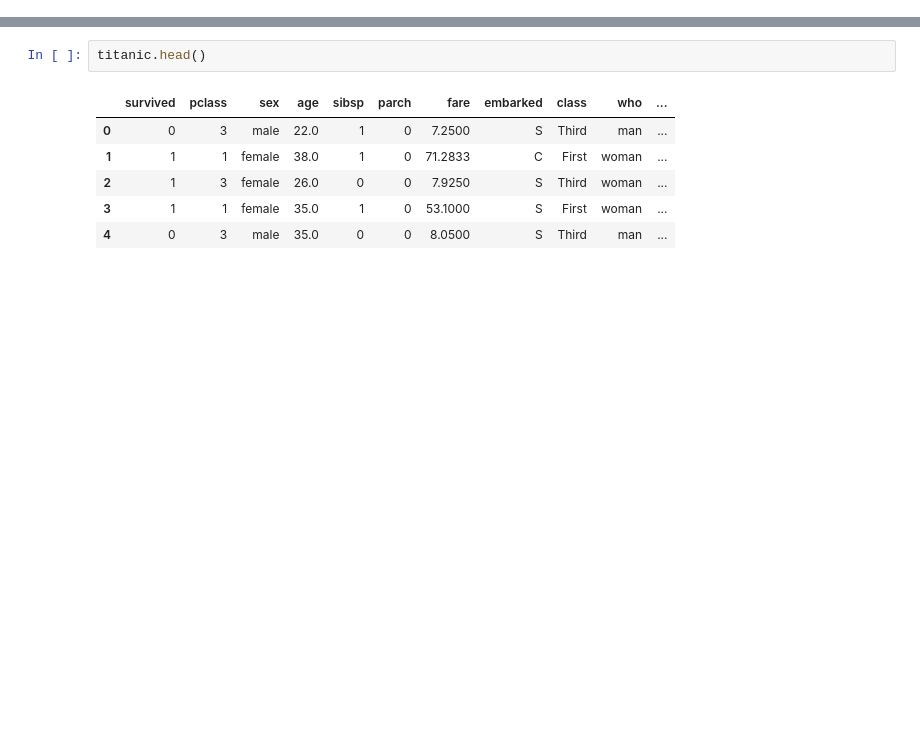
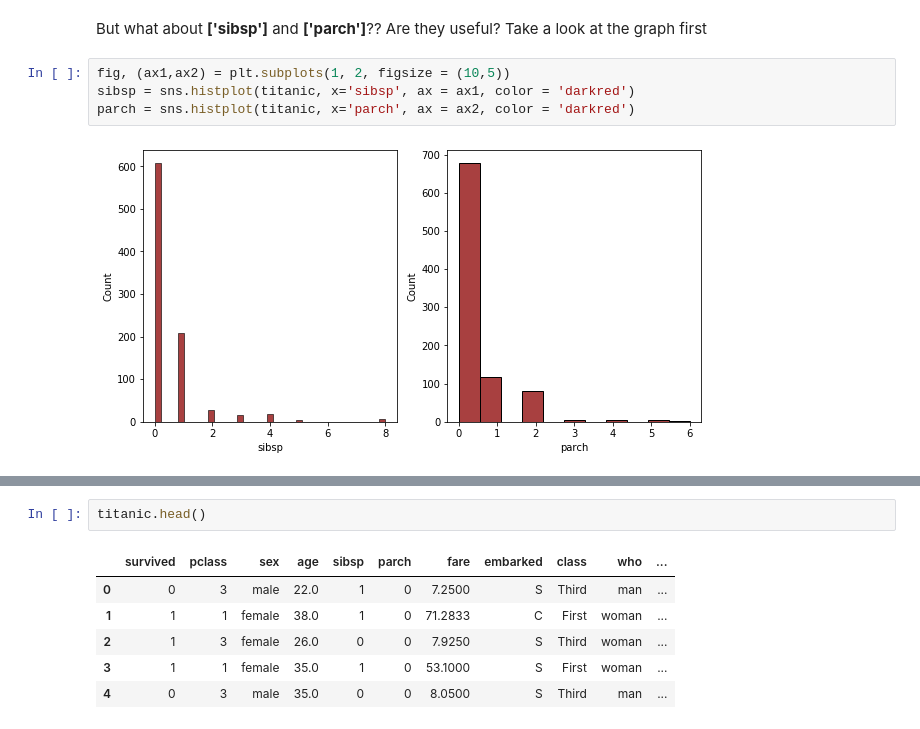
Before and after one commit to ronaldluo95/TitanicDemo, a Jupyter notebook: Titanic.ipynb, the cells around one changed output, grey strips where cells are left out. Saved outputs shown, nothing was run; the diff lists cells and outputs as text; blank space fills up the shorter version.

```diff
--- a/Titanic.ipynb
+++ b/Titanic.ipynb
@@ -204,0 +242,10 @@ Index(['survived', 'pclass', 'sex', 'age', 'sibsp', 'parch', 'fare',
+# %% [markdown]
+
+
+But what about **['sibsp']** and **['parch']**??  Are they useful? Take a look at the graph first
+# %%
+fig, (ax1,ax2) = plt.subplots(1, 2, figsize = (10,5))
+sibsp = sns.histplot(titanic, x='sibsp', ax = ax1, color = 'darkred')
+parch = sns.histplot(titanic, x='parch', ax = ax2, color = 'darkred')
+# %% [output]
+[figure, added]
```
Also changed, not shown: parts of 127 cells of this notebook.
